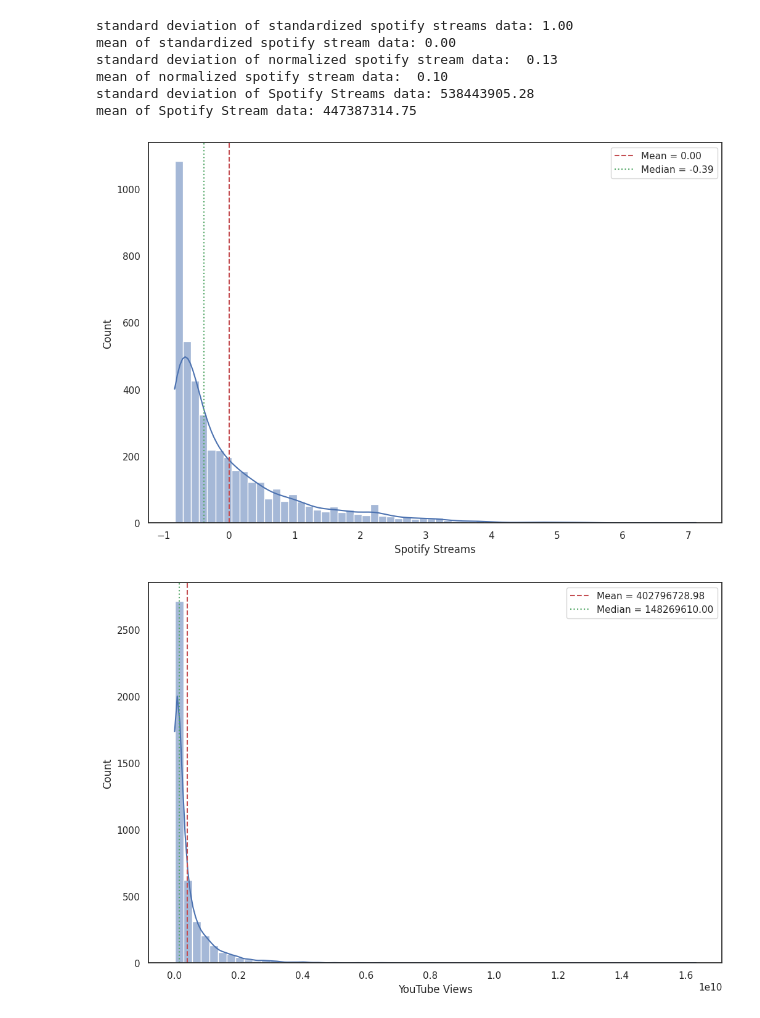
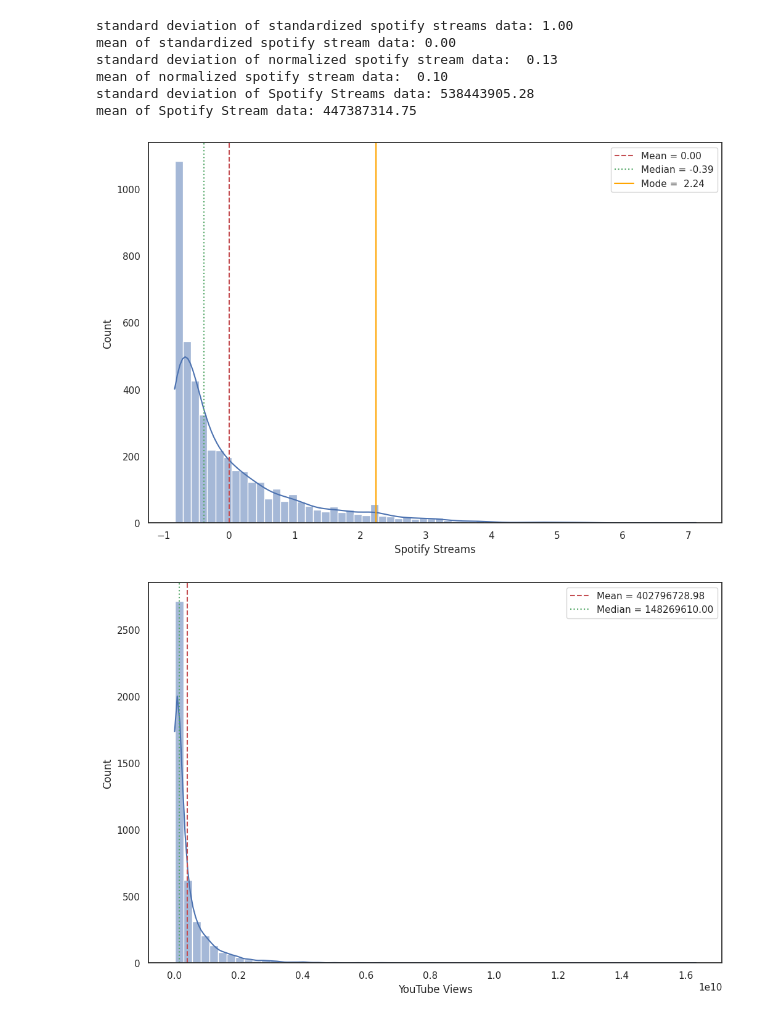
Before and after one commit to sauravkokane/Data-Science-Training, a Jupyter notebook: Normalization_and_Standardization.ipynb, the cells around one changed output. Drawn from its saved outputs; the diff is of its cells as text; code cells hidden in the pictures.

```diff
--- a/Normalization_and_Standardization.ipynb
+++ b/Normalization_and_Standardization.ipynb
@@ -249,13 +249,16 @@ mean of Spotify Stream data: 447387314.75
 # %%
 standardized_meanSpotify_Streams = standardized_Spotify_Streams.mean()
 standardized_medianSpotify_Streams = standardized_Spotify_Streams.median()
+standardized_modeSpotify_Streams = standardized_Spotify_Streams.mode()
+
 sns.histplot(x=standardized_Spotify_Streams, kde=True)
 plt.axvline(standardized_meanSpotify_Streams, color='r', linestyle='dashed', label=f"Mean = {standardized_meanSpotify_Streams:.2f}")
 plt.axvline(standardized_medianSpotify_Streams, color='g', linestyle='dotted', label=f"Median = {standardized_medianSpotify_Streams:.2f}")
+plt.axvline(standardized_modeSpotify_Streams[0], color='orange', linestyle='solid', label=f"Mode = {standardized_modeSpotify_Streams[0]: .2f}")
 plt.legend()
 plt.show()
 # %% [output]
-[figure, old version]
+[figure, new version]
 # %%
 sns.histplot(x="YouTube Views", data=most_streamed_songs, kde=True, bins=60)
 plt.axvline(most_streamed_songs["YouTube Views"].mean(), color='r', linestyle='dashed', label=f"Mean = {most_streamed_songs['YouTube Views'].mean():.2f}")
```
Also changed, not shown: parts of 3 cells of this notebook.
